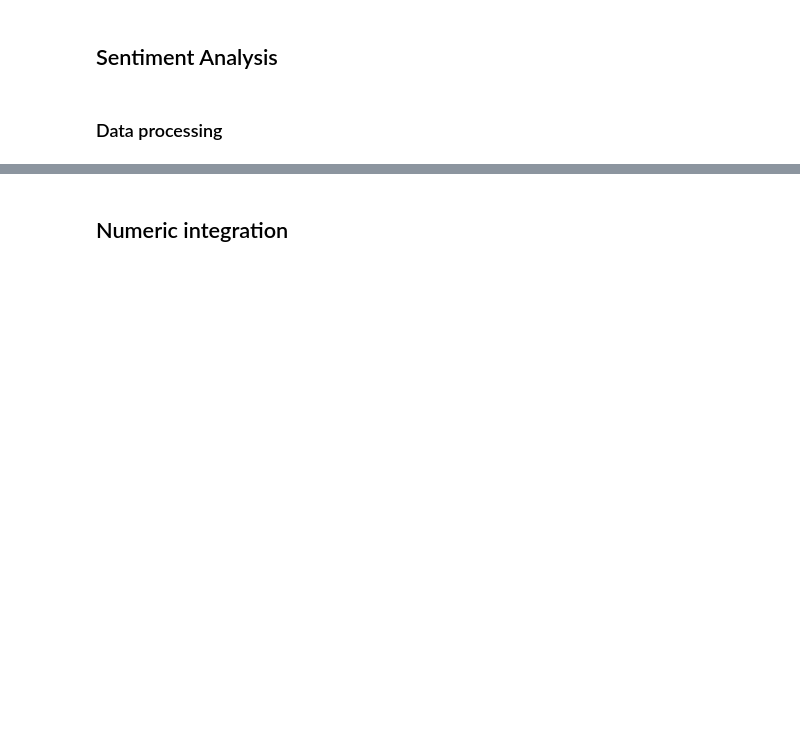
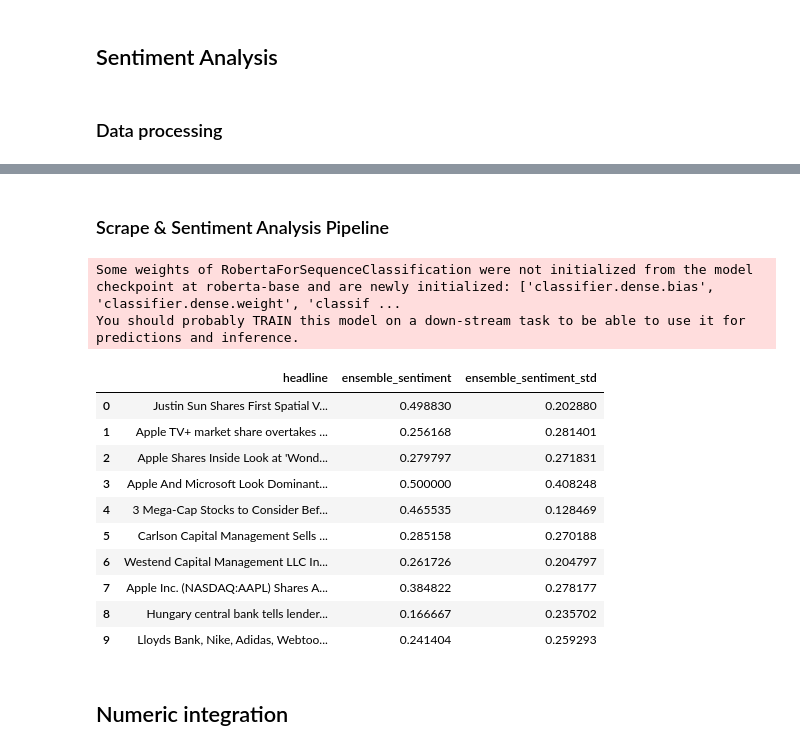
Before and after one commit to aidan-lew/junk-drawer, a Jupyter notebook: gpt_ml_fin_forcaster_integrator_.ipynb, the cells around one changed output, grey strips where cells are left out. Drawn from its saved outputs; the diff is of its cells as text; code cells hidden in the pictures; blank space fills up the shorter version.

```diff
--- a/gpt_ml_fin_forcaster_integrator_.ipynb
+++ b/gpt_ml_fin_forcaster_integrator_.ipynb
@@ -958,0 +1045,38 @@ def analyze_news_sentiment(articles):
+# %%
+def ensemble_sentiment_analysis(headlines, include_gpt=False):
+    # Initialize a list to store the sentiment scores from each model
+    sentiment_scores = []
+
+    # VaderSentiment
+    vader_scores = vader_sentiment_analysis(headlines)['sentiment']
+    sentiment_scores.append(vader_scores)
+
+    # RoBERTa
+    roberta_scores = roberta_sentiment_analysis(headlines)['sentiment']
+    sentiment_scores.append(roberta_scores)
+
+    # TextBlob
+    textblob_scores = blob_sentiment_analysis(headlines)['sentiment']
+    sentiment_scores.append(textblob_scores)
+
+    # GPT
+    if include_gpt:
+        gpt_scores = gpt_sentiment_analysis(headlines)['sentiment']
+        sentiment_scores.append(gpt_scores)
+
+    # Create a DataFrame to store the ensemble sentiment scores
+    ensemble_df = pd.DataFrame({'headline': headlines})
+
+    # Calculate the average sentiment score across all models
+    ensemble_df['ensemble_sentiment'] = np.mean(sentiment_scores, axis=0)
+
+    # Calculate the standard deviation of sentiment scores across all models
+    ensemble_df['ensemble_sentiment_std'] = np.std(sentiment_scores, axis=0)
+
+    return ensemble_df
+
+ticker = 'AAPL'
+num_articles = 10
+headlines = scrape_news_headlines(ticker, num_articles)
+sentiments = ensemble_sentiment_analysis(headlines, include_gpt=False)
+sentiments.head()
@@ -959,3 +1092,26 @@ def analyze_news_sentiment(articles):
+# %% [markdown]
+### Scrape & Sentiment Analysis Pipeline
+# %%
+def scrape_sentiment_ensemble_pipeline(ticker, num_articles, include_gpt,):
+  headlines = scrape_news_headlines(ticker, num_articles)
+  sentiments = ensemble_sentiment_analysis(headlines, include_gpt=include_gpt)
+  return sentiments
+
+scrape_sentiment_ensemble_pipeline(ticker = 'AAPL', num_articles = 10, include_gpt=False)
+# %% [output]
+Some weights of RobertaForSequenceClassification were not initialized from the model checkpoint at roberta-base and are newly initialized: ['classifier.dense.bias', 'classifier.dense.weight', 'classif ...
+You should probably TRAIN this model on a down-stream task to be able to use it for predictions and inference.
+|  | headline | ensemble_sentiment | ensemble_sentiment_std |
+| 0 | Justin Sun Shares First Spatial V... | 0.498830 | 0.202880 |
+| 1 | Apple TV+ market share overtakes ... | 0.256168 | 0.281401 |
+| 2 | Apple Shares Inside Look at 'Wond... | 0.279797 | 0.271831 |
+| 3 | Apple And Microsoft Look Dominant... | 0.500000 | 0.408248 |
+| 4 | 3 Mega-Cap Stocks to Consider Bef... | 0.465535 | 0.128469 |
+| 5 | Carlson Capital Management Sells ... | 0.285158 | 0.270188 |
+| 6 | Westend Capital Management LLC In... | 0.261726 | 0.204797 |
+| 7 | Apple Inc. (NASDAQ:AAPL) Shares A... | 0.384822 | 0.278177 |
+| 8 | Hungary central bank tells lender... | 0.166667 | 0.235702 |
+| 9 | Lloyds Bank, Nike, Adidas, Webtoo... | 0.241404 | 0.259293 |
 # %% [markdown]
 ## Numeric integration
 # %% [markdown]
```
Also changed, not shown: parts of 18 cells of this notebook.
